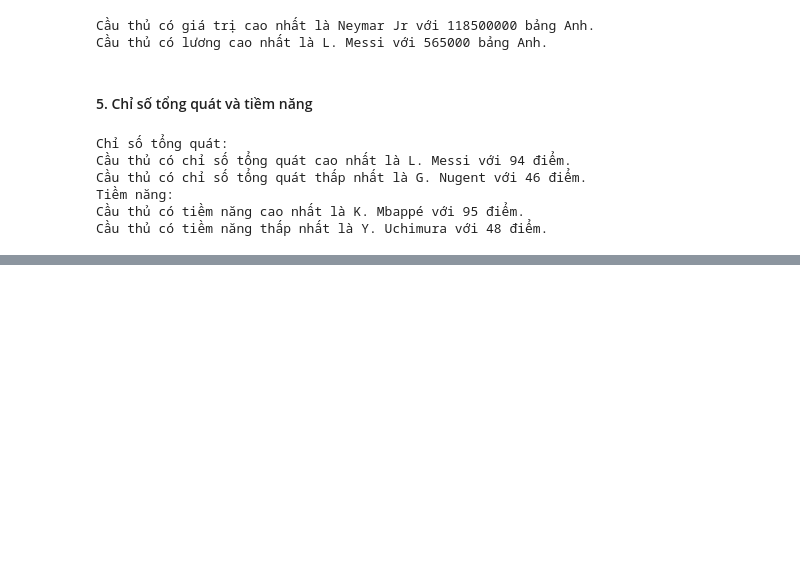
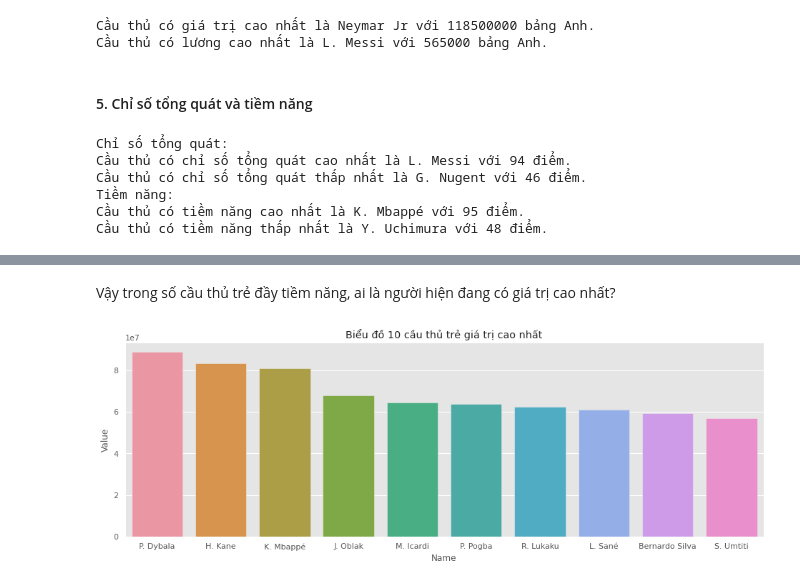
Before and after one commit to heraclex12/Data-Science-Final-Project, a Jupyter notebook: 1712442-TranTrungHieu.ipynb, the cells around one changed output, grey strips where cells are left out. Drawn from its saved outputs; the diff is of its cells as text; code cells hidden in the pictures; blank space fills up the shorter version.

```diff
--- a/1712442-TranTrungHieu.ipynb
+++ b/1712442-TranTrungHieu.ipynb
@@ -453,0 +516,15 @@ Cầu thủ có tiềm năng thấp nhất là Y. Uchimura với 48 điểm.
+# %% [markdown]
+Vậy trong số cầu thủ trẻ đầy tiềm năng, ai là người hiện đang có giá trị cao nhất?
+# %%
+# Lọc ra danh sách cầu thủ dưới 25 tuổi
+valuest_young_player = football_df[football_df.Age <= 25][['Name', 'Age', 'Value']] \
+                            .sort_values(['Value', 'Age'], ascending=False)
+
+# Lấy 10 cầu thủ cao nhất
+top_valuest_player = valuest_young_player.head(10)
+plt.figure(figsize=(16, 5))
+sns.barplot(x='Name', y="Value", data=top_valuest_player)
+plt.title("Biểu đồ 10 cầu thủ trẻ giá trị cao nhất")
+plt.show()
+# %% [output]
+[figure, added]
```
Also changed, not shown: parts of 21 cells of this notebook.
